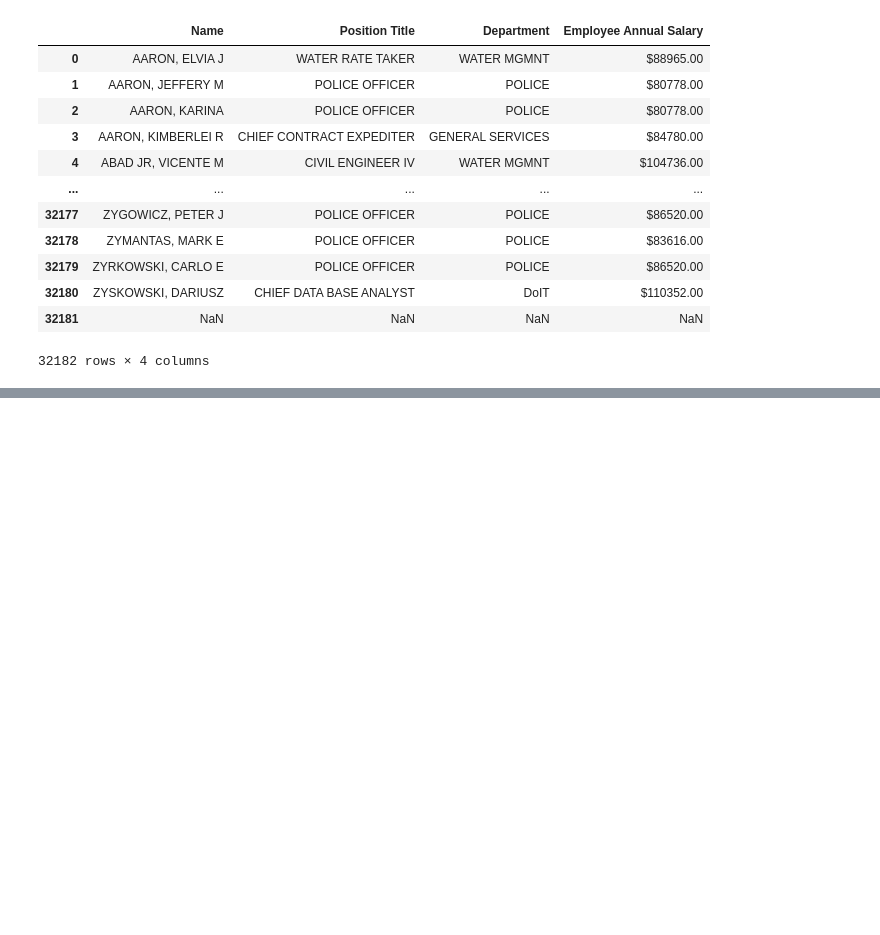
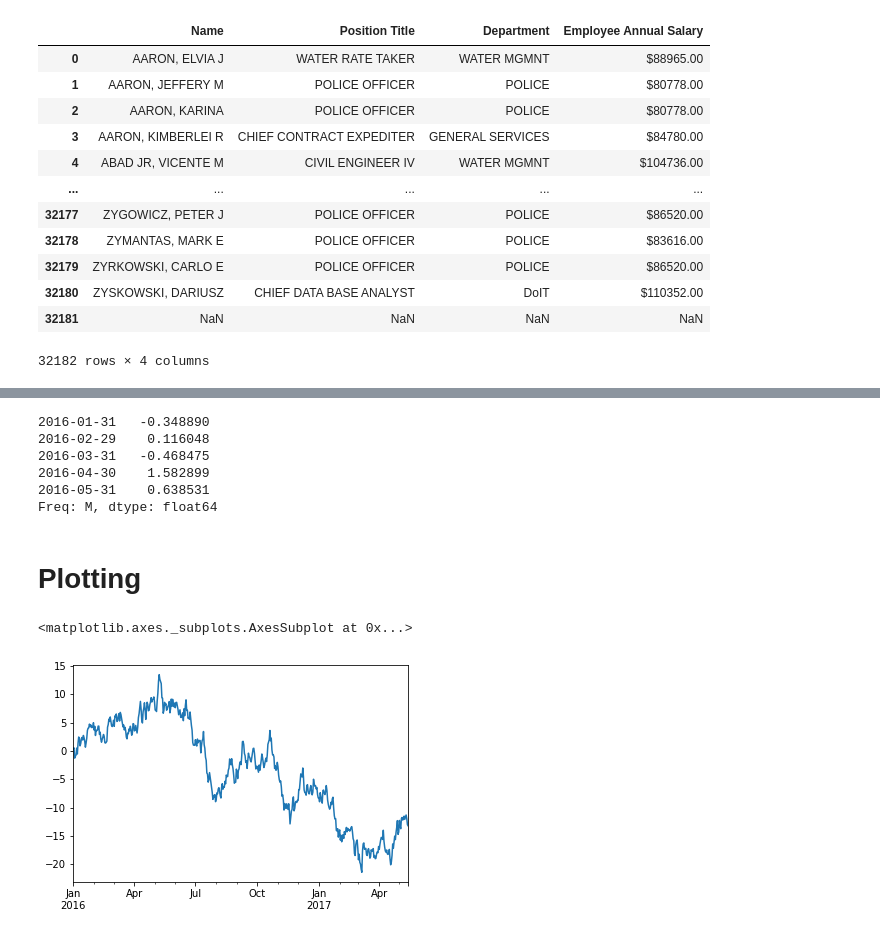
Before and after one commit to DiasMelissa/PythonProfound, a Jupyter notebook: Script16.ipynb, the cells around one changed output, grey strips where cells are left out. Drawn from its saved outputs; the diff is of its cells as text; code cells hidden in the pictures; blank space fills up the shorter version.

```diff
--- a/Script16.ipynb
+++ b/Script16.ipynb
@@ -889,0 +1108,13 @@ df
+# %%
+rng = pd.date_range('1/1/2016', periods = 5, freq = 'M')
+ts = pd.Series(np.random.randn(len(rng)), index = rng)
+ts
+# %% [output]
+2016-01-31   -0.348890
+2016-02-29    0.116048
+2016-03-31   -0.468475
+2016-04-30    1.582899
+2016-05-31    0.638531
+Freq: M, dtype: float64
+# %% [markdown]
+# **Plotting**
@@ -889,0 +1124,7 @@ df
+# %%
+ts = pd.Series(np.random.randn(500), index = pd.date_range('1/1/2016', periods = 500))
+ts = ts.cumsum()
+ts.plot()
+# %% [output]
+<matplotlib.axes._subplots.AxesSubplot at 0x...>
+[figure, added]
```
Also changed, not shown: parts of 36 cells of this notebook.
